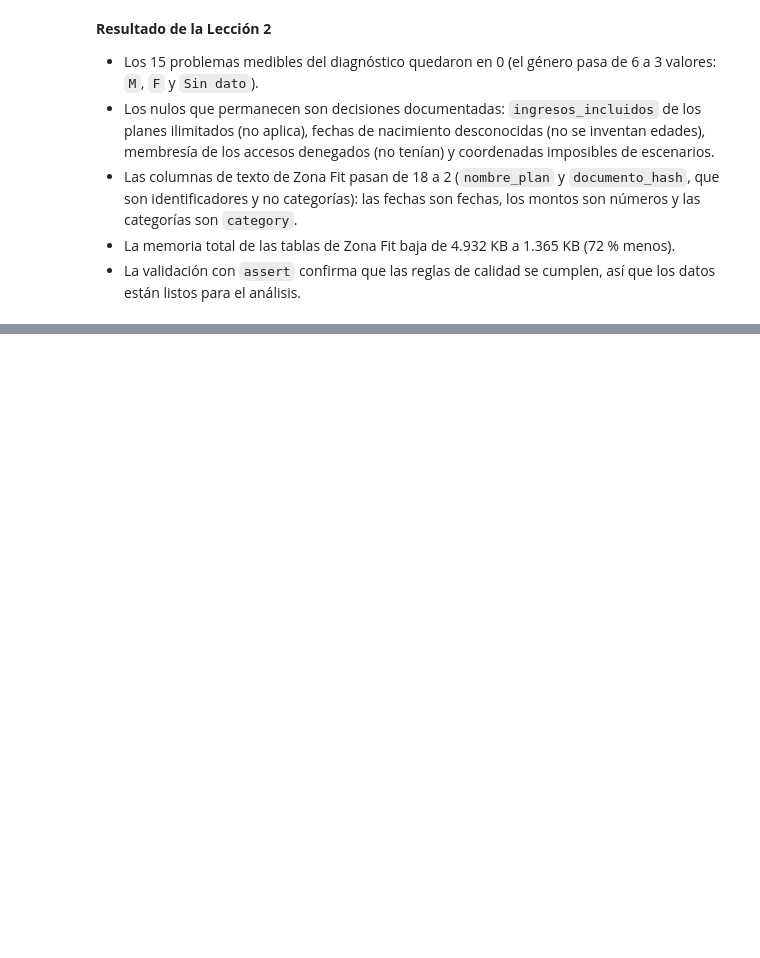
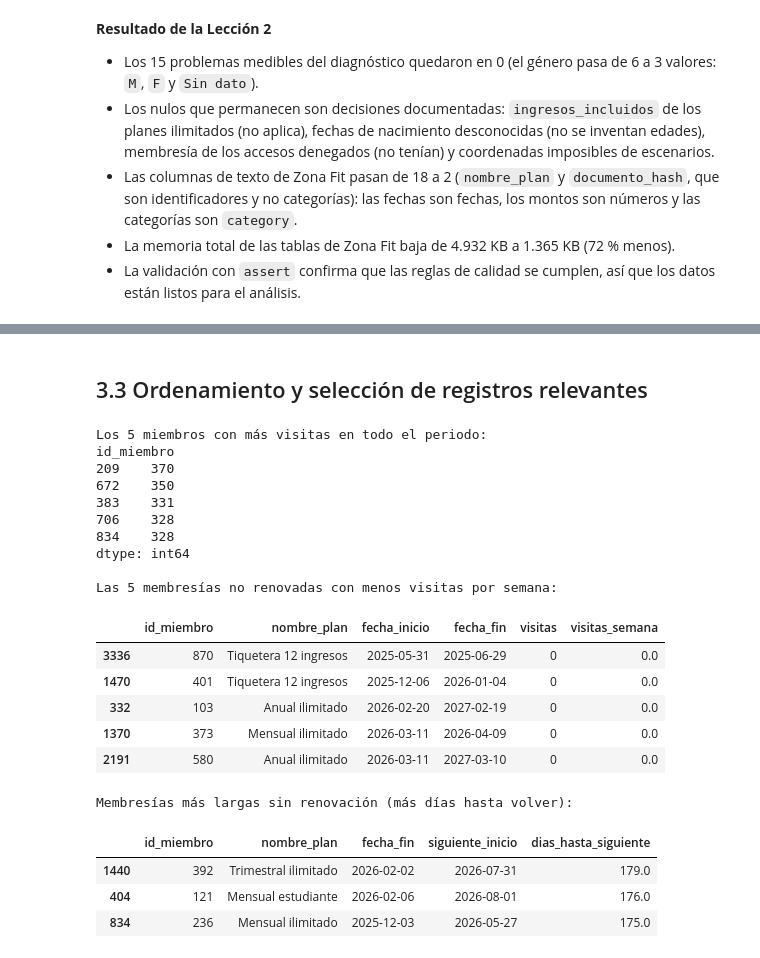
Before and after one commit to juanmejia017/PandasZonafitevolution, a Jupyter notebook: notebooks/data_preparation.ipynb, the cells around one changed output, grey strips where cells are left out. Cells and saved outputs as stored; diff of their text form; code cells hidden in the pictures; blank space fills up the shorter version.

```diff
--- a/notebooks/data_preparation.ipynb
+++ b/notebooks/data_preparation.ipynb
@@ -863,0 +989,38 @@ problemas
+# %% [markdown]
+## 3.3 Ordenamiento y selección de registros relevantes
+# %%
+visitas_miembro = permitidos.groupby("id_miembro").size()
+print("Los 5 miembros con más visitas en todo el periodo:")
+print(visitas_miembro.nlargest(5))
+
+print("\nLas 5 membresías no renovadas con menos visitas por semana:")
+display(observables[observables["no_renovo"]]
+        .sort_values(["visitas_semana", "fecha_inicio"])
+        [["id_miembro", "nombre_plan", "fecha_inicio", "fecha_fin", "visitas", "visitas_semana"]]
+        .head())
+
+print("Membresías más largas sin renovación (más días hasta volver):")
+display(observables.nlargest(3, "dias_hasta_siguiente")
+        [["id_miembro", "nombre_plan", "fecha_fin", "siguiente_inicio", "dias_hasta_siguiente"]])
+# %% [output]
+Los 5 miembros con más visitas en todo el periodo:
+id_miembro
+209    370
+672    350
+383    331
+706    328
+834    328
+dtype: int64
+
+Las 5 membresías no renovadas con menos visitas por semana:
+|  | id_miembro | nombre_plan | fecha_inicio | fecha_fin | visitas | visitas_semana |
+| 3336 | 870 | Tiquetera 12 ingresos | 2025-05-31 | 2025-06-29 | 0 | 0.0 |
+| 1470 | 401 | Tiquetera 12 ingresos | 2025-12-06 | 2026-01-04 | 0 | 0.0 |
+| 332 | 103 | Anual ilimitado | 2026-02-20 | 2027-02-19 | 0 | 0.0 |
+| 1370 | 373 | Mensual ilimitado | 2026-03-11 | 2026-04-09 | 0 | 0.0 |
+| 2191 | 580 | Anual ilimitado | 2026-03-11 | 2027-03-10 | 0 | 0.0 |
+Membresías más largas sin renovación (más días hasta volver):
+|  | id_miembro | nombre_plan | fecha_fin | siguiente_inicio | dias_hasta_siguiente |
+| 1440 | 392 | Trimestral ilimitado | 2026-02-02 | 2026-07-31 | 179.0 |
+| 404 | 121 | Mensual estudiante | 2026-02-06 | 2026-08-01 | 176.0 |
+| 834 | 236 | Mensual ilimitado | 2025-12-03 | 2026-05-27 | 175.0 |
```
Also changed, not shown: parts of 31 cells of this notebook.
